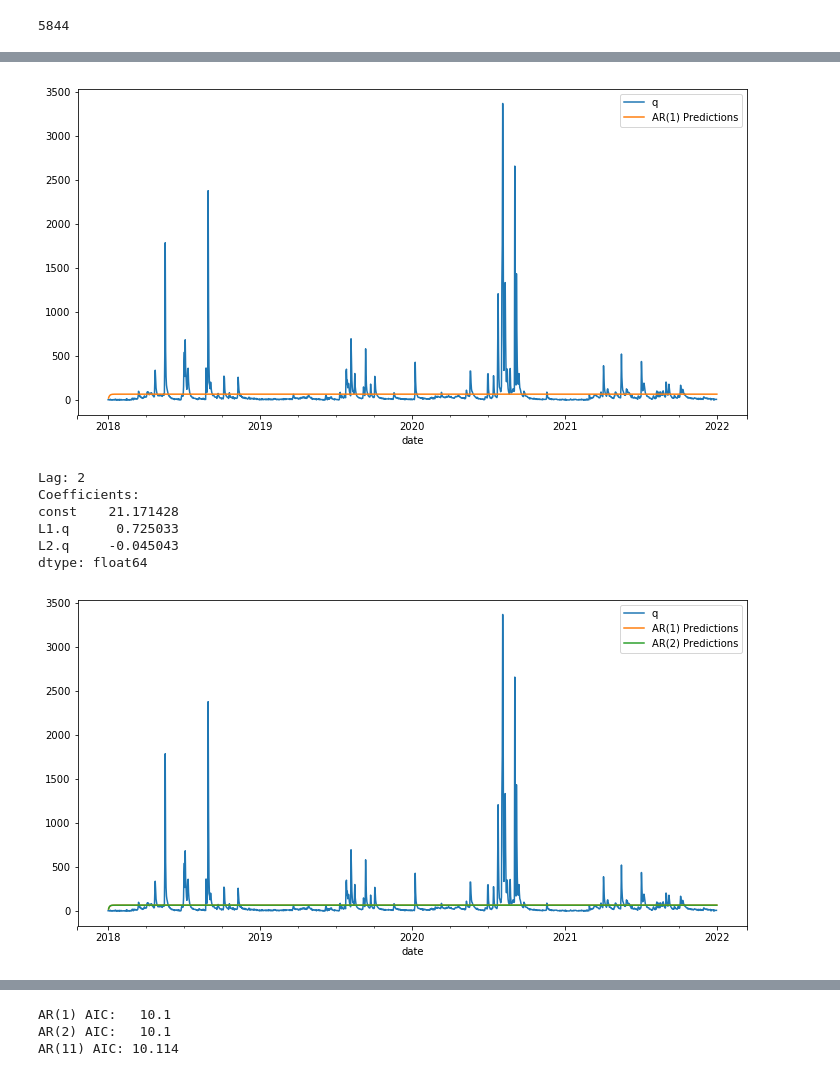
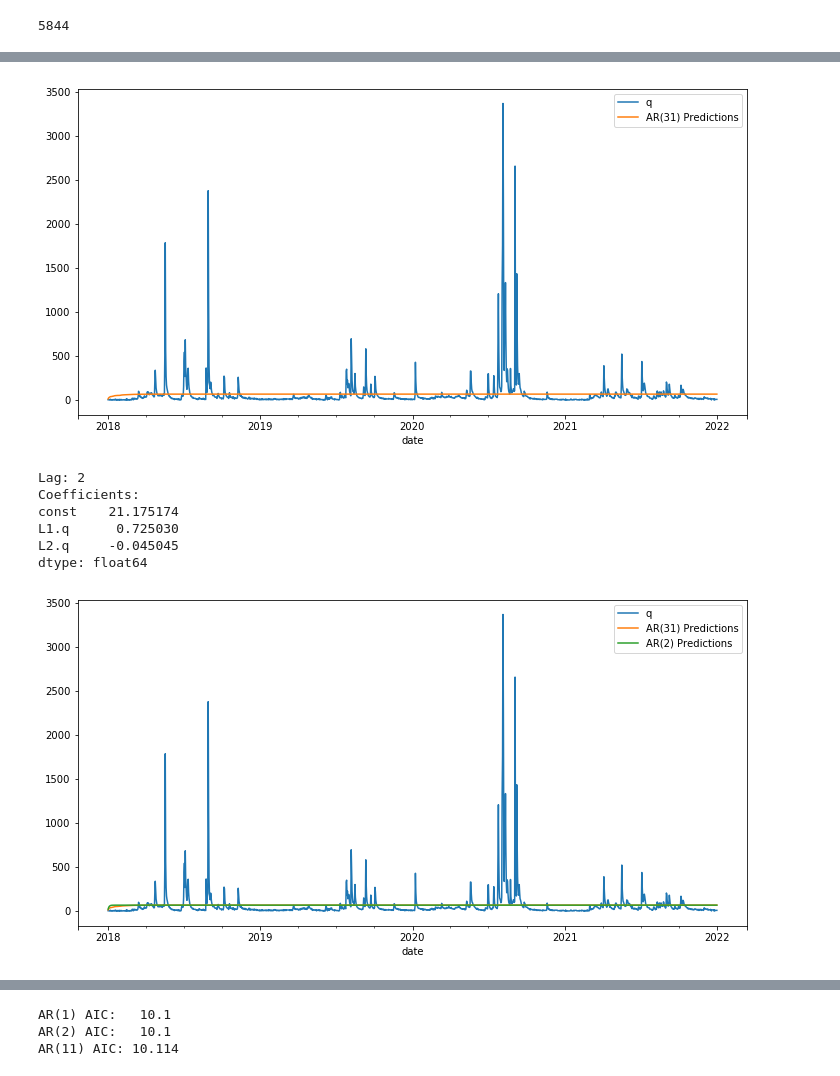
Before and after one commit to cocobyun/timeseries, a Jupyter notebook: AR.ipynb, the cells around one changed output, grey strips where cells are left out. Drawn from its saved outputs; the diff is of its cells as text; code cells hidden in the pictures.

```diff
--- a/AR.ipynb
+++ b/AR.ipynb
@@ -22,5 +22,5 @@ len(df)
 # %% [output]
 5844
 # %%
-train = df.iloc[:4384]
-test = df.iloc[4383:]
+train = df.iloc[:4383] #2006-2017 -0.75*5844
+test = df.iloc[4383:] #2018-2021
@@ -29,7 +51,8 @@ import warnings
 warnings.filterwarnings("ignore")
 # %%
 model = AR(train['q'])
-AR1fit = model.fit(maxlag=1,method='mle')
-print(f'Lag: {AR1fit.k_ar}')
-print(f'Coefficients:\n{AR1fit.params}')
+AR31fit = model.fit(maxlag=31)
+AR31fit.aic
+print(f'Lag: {AR31fit.k_ar}')
+print(f'Coefficients:\n{AR31fit.params}')
 # %% [output]
@@ -41,5 +76,6 @@ dtype: float64
 # %%
 start=len(train)
 end=len(train)+len(test)-1
-predictions1 = AR1fit.predict(start=start, end=end, dynamic=False).rename('AR(1) Predictions')
+
+predictions31 = AR31fit.predict(start=start, end=end, dynamic=False).rename('AR(31) Predictions')
 # %%
@@ -86,8 +106,8 @@ predicted=66.15176076, expected=7.022
 # %%
 test['q'].plot(legend=True)
-predictions1.plot(legend=True,figsize=(12,6));
+predictions31.plot(legend=True,figsize=(12,6));
 # %% [output]
-[figure, old version]
+[figure, new version]
 # %%
 AR2fit = model.fit(maxlag=2,method='mle')
 print(f'Lag: {AR2fit.k_ar}')
@@ -95,9 +115,9 @@ print(f'Coefficients:\n{AR2fit.params}')
 # %% [output]
 Lag: 2
 Coefficients:
-const    21.171428
-L1.q      0.725033
-L2.q     -0.045043
+const    21.175174
+L1.q      0.725030
+L2.q     -0.045045
 dtype: float64
 # %%
 start=len(train)
@@ -105,7 +125,7 @@ end=len(train)+len(test)-1
 predictions2 = AR2fit.predict(start=start, end=end, dynamic=False).rename('AR(2) Predictions')
 # %%
 test['q'].plot(legend=True)
-predictions1.plot(legend=True)
+predictions31.plot(legend=True)
 predictions2.plot(legend=True,figsize=(12,6));
 # %% [output]
-[figure, old version]
+[figure, new version]
```
Also changed, not shown: parts of 11 cells of this notebook, 12 other files.
